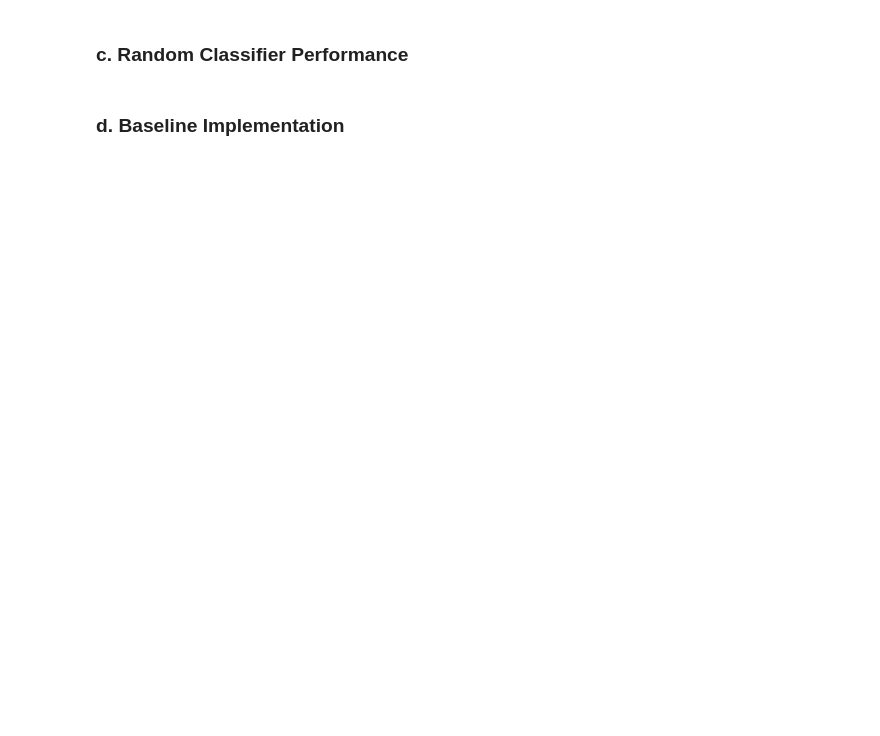
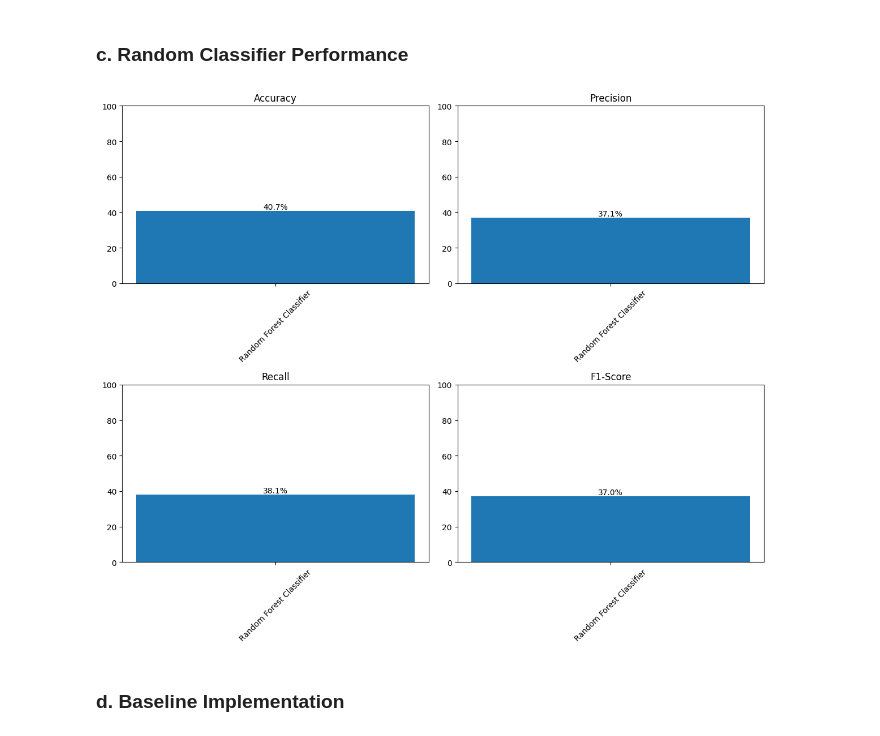
Before and after one commit to majoargote/advanced_nlp_final, a Jupyter notebook: scripts/Part_1.ipynb, the cells around one changed output. Cells and saved outputs as stored; diff of their text form; code cells hidden in the pictures; blank space fills up the shorter version.

Commit message:
adding 1c for the RF classifier random classifier

```diff
--- a/scripts/Part_1.ipynb
+++ b/scripts/Part_1.ipynb
@@ -56,2 +91,31 @@ Generally, on papers with Code, for classification tasks,Transofmers, BERT and i
+# %%
+# AI Co-pilot assisted coding below
+
+# train a random forest classifier for baseline performance
+
+# split data into train and test sets
+X_train, X_test, y_train, y_test = train_test_split(df["review"], df["stars"], test_size=0.2, random_state=SEED)
+
+# vectorize text data using TF-IDF - we want to do this because we can't use the raw text and we know that in reviews, specific words are likely to be important for sentiment and classification
+
+vectorizer = TfidfVectorizer(stop_words="english", max_features=80) #we pick max feature 80 because that is the 75th percentile of words learned from EDA (per review)
+
+X_train_tfidf = vectorizer.fit_transform(X_train)
+X_test_tfidf = vectorizer.transform(X_test)
+
+# train random forest classifier
+rf_clf = RandomForestClassifier(random_state=SEED)
+rf_clf.fit(X_train_tfidf, y_train)
+
+
+# make predictions and evaluate
+y_pred = rf_clf.predict(X_test_tfidf)
+# %%
+
+metrics_rf_clf = Metrics()
+metrics_rf_clf.run(y_test, y_pred, "Random Forest Classifier")
+metrics_rf_clf.plot()
+# %% [output]
+[figure, added]
 # %% [markdown]
 ### d. Baseline Implementation
```
Also changed, not shown: parts of 3 cells of this notebook.
